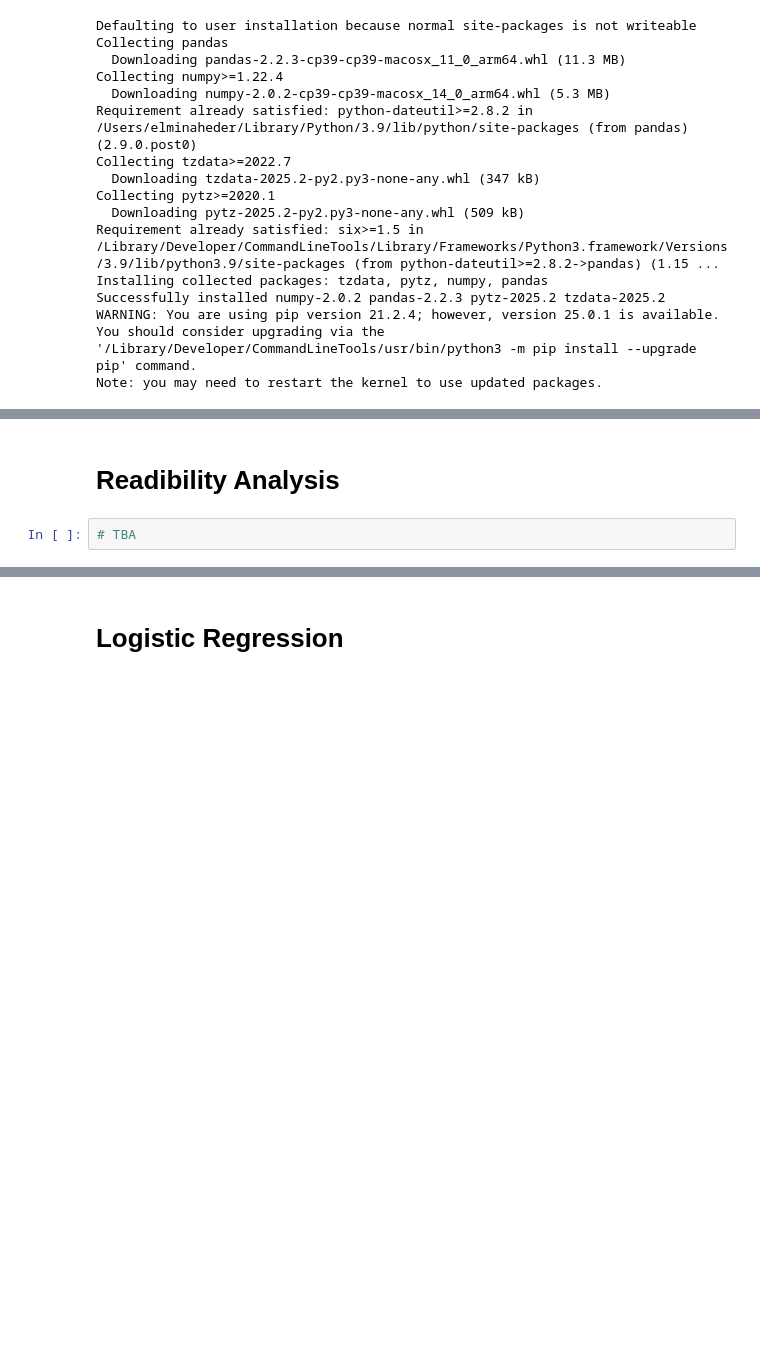
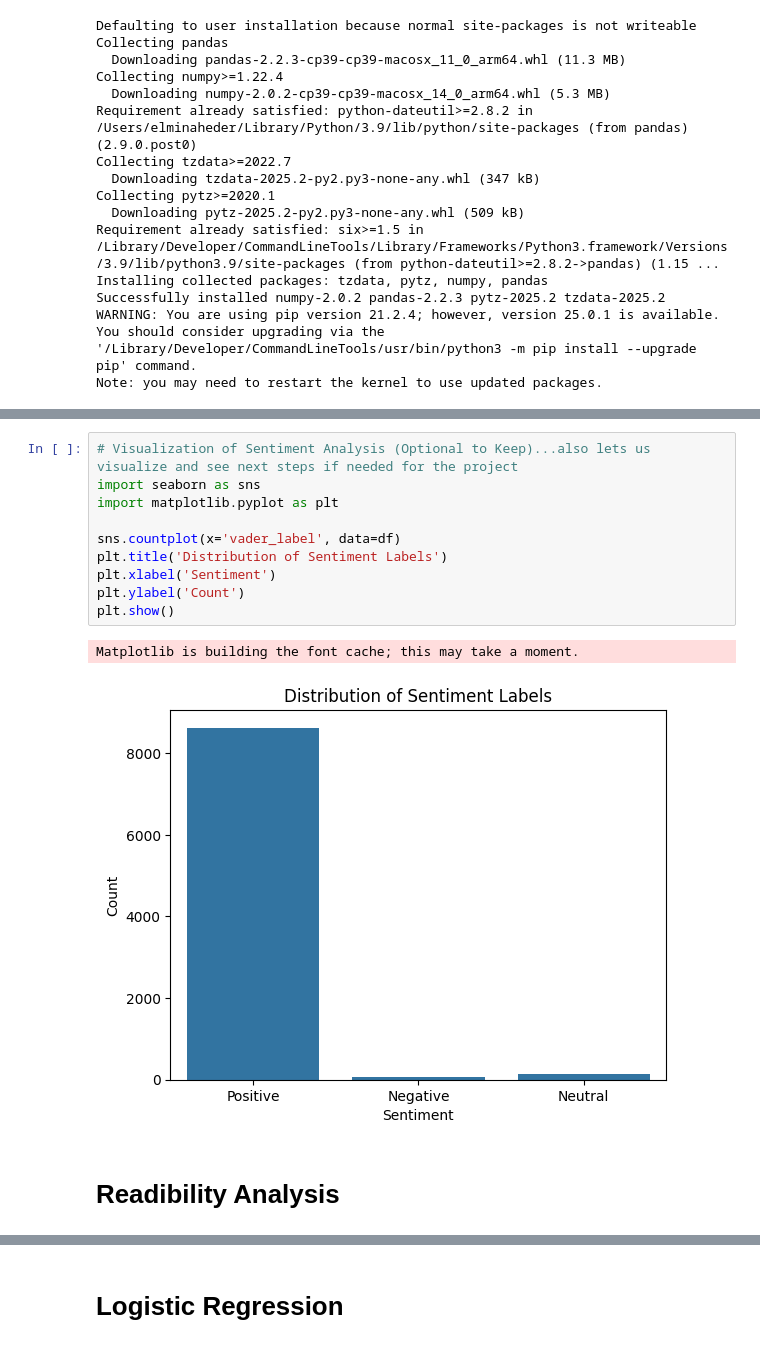
Before and after one commit to hederella/TextAnalytics, a Jupyter notebook: TextAnalyticsPreliminary.ipynb, the cells around one changed output, grey strips where cells are left out. Drawn from its saved outputs; the diff is of its cells as text; blank space fills up the shorter version.

```diff
--- a/TextAnalyticsPreliminary.ipynb
+++ b/TextAnalyticsPreliminary.ipynb
@@ -305,4 +289,15 @@ df_combined[['description', 'textblob_sentiment', 'vader_sentiment', 'vader_labe
+# %%
+# Visualization of Sentiment Analysis (Optional to Keep)...also lets us visualize and see next steps if needed for the project
+import seaborn as sns
+import matplotlib.pyplot as plt
+
+sns.countplot(x='vader_label', data=df)
+plt.title('Distribution of Sentiment Labels')
+plt.xlabel('Sentiment')
+plt.ylabel('Count')
+plt.show()
+# %% [output]
+Matplotlib is building the font cache; this may take a moment.
+[figure, added]
 # %% [markdown]
 # Readibility Analysis
-# %%
-# TBA
```
Also changed, not shown: parts of 11 cells of this notebook.
